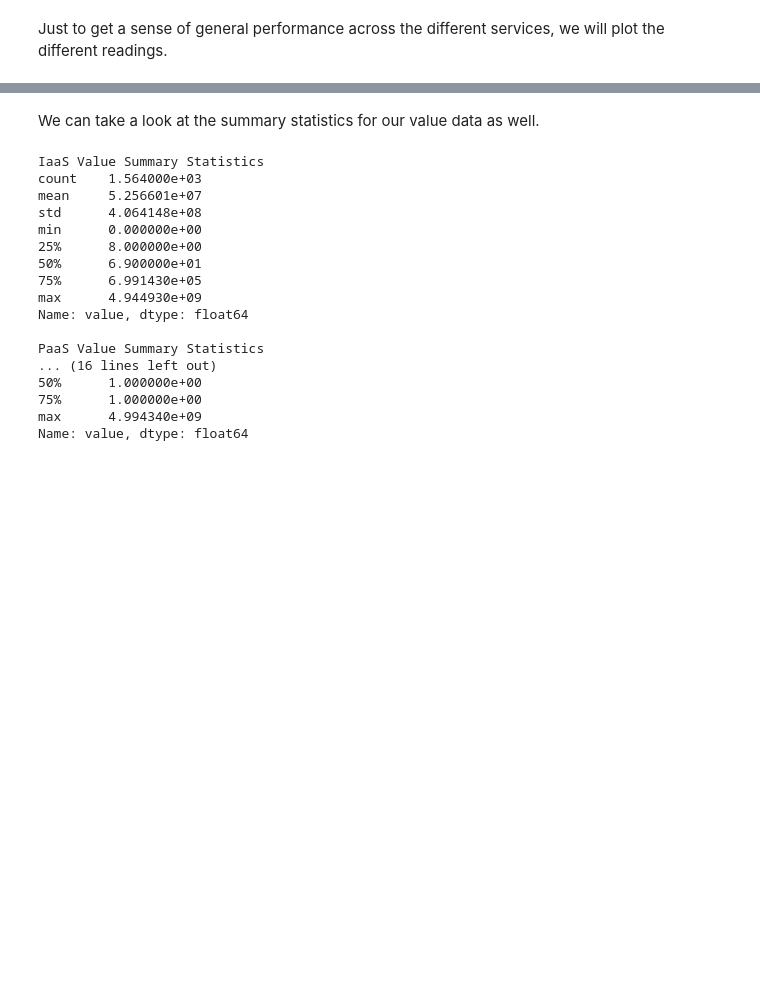
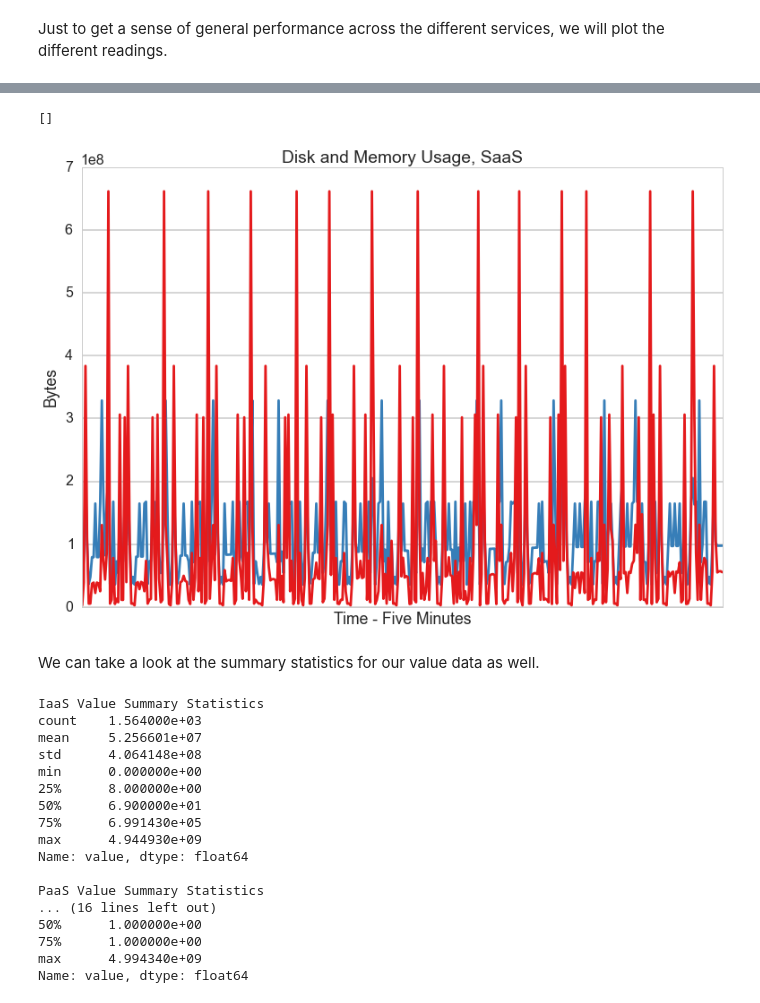
Before and after one commit to harvard-team-pivot/elastic-compute, a Jupyter notebook: elasticCompute.ipynb, the cells around one changed output, grey strips where cells are left out. Saved outputs shown, nothing was run; the diff lists cells and outputs as text; code cells hidden in the pictures; blank space fills up the shorter version.

```diff
--- a/elasticCompute.ipynb
+++ b/elasticCompute.ipynb
@@ -345,3 +348,13 @@ ax.set_xlabel("Timestamp")
+# %%
+ax = sns.tsplot(large_container_SaaSDF.disk_bytes, color = "#377eb8")
+ax = sns.tsplot(large_container_SaaSDF.memory_bytes, color = "#e41a1c")
+ax.set_title("Disk and Memory Usage, SaaS")
+ax.set_ylabel("Bytes")
+ax.set_xlabel("Time - Five Minutes")
+ax.get_xaxis().set_ticks([])
+# %% [output]
+[]
+[figure, added]
 # %% [markdown]
 We can take a look at the summary statistics for our value data as well.
 # %%
```
Also changed, not shown: parts of 15 cells of this notebook.
